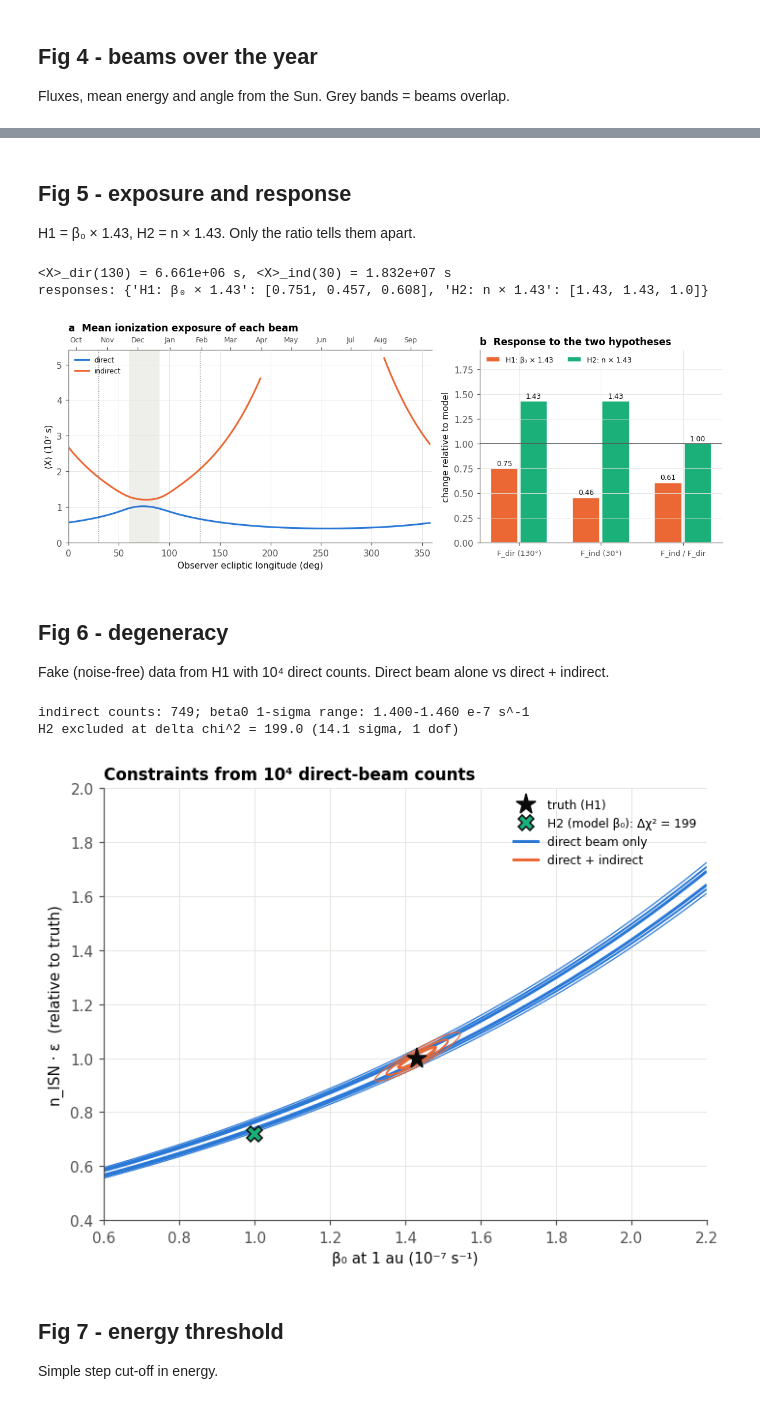
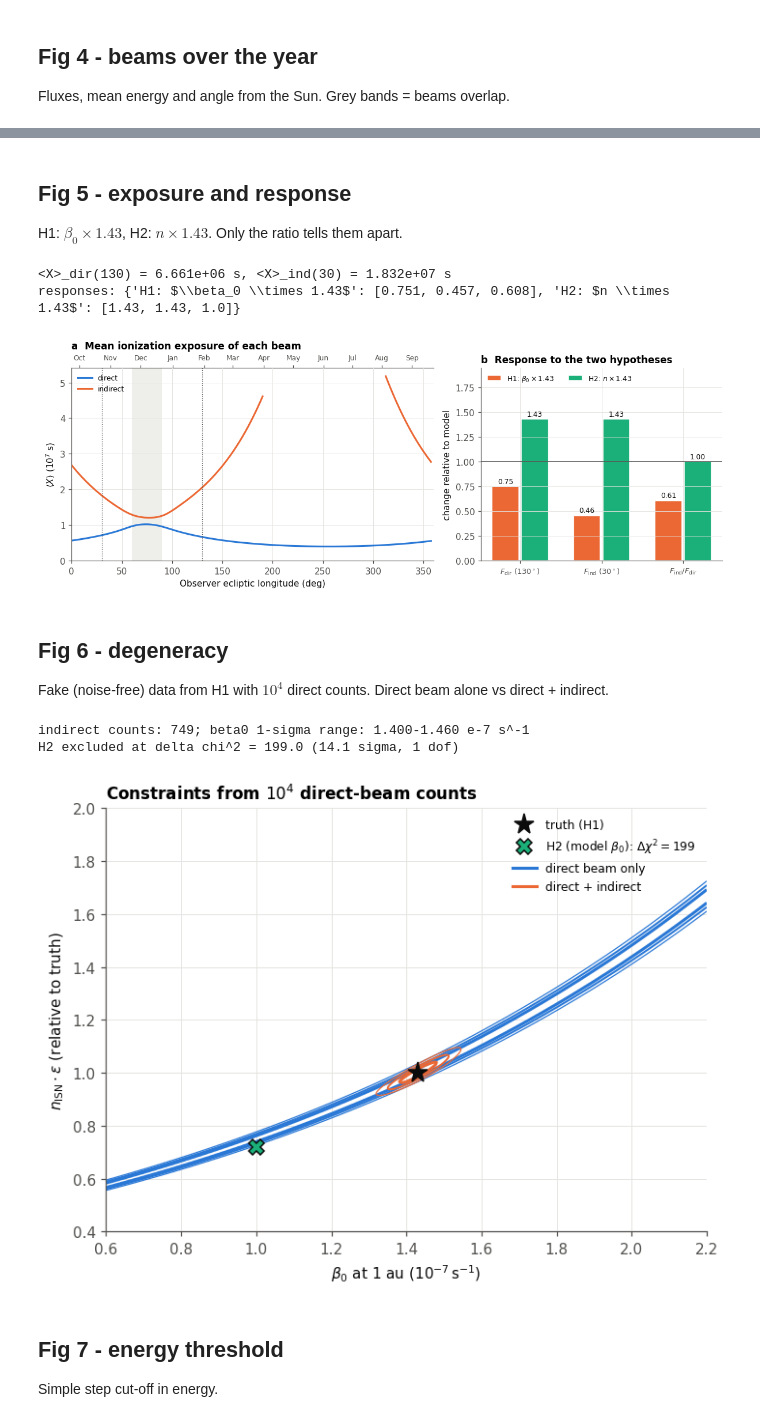
Before and after one commit to KishanDeka/ISN-He-beams, a Jupyter notebook: notebooks/plot_figures.ipynb, the cells around one changed output, grey strips where cells are left out. Cells and saved outputs as stored; diff of their text form; code cells hidden in the pictures.

```diff
--- a/notebooks/plot_figures.ipynb
+++ b/notebooks/plot_figures.ipynb
@@ -287,7 +288,7 @@ fig.tight_layout(); save(fig, "fig4_annual_beams")
 # %% [markdown]
 ## Fig 5 - exposure and response
 
-H1 = β₀ × 1.43, H2 = n × 1.43. Only the ratio tells them apart.
+H1: $\beta_0 \times 1.43$, H2: $n \times 1.43$. Only the ratio tells them apart.
 # %%
 Xd = effective_exposure(B, Fd, BETA_MODEL)
 Xi = effective_exposure(B, Fi, BETA_MODEL)
@@ -295,7 +296,7 @@ fig, axes = plt.subplots(1, 2, figsize=(11, 4.2), gridspec_kw=dict(width_ratios=
 ax = axes[0]
 ax.plot(L, Xd / 1e7, color=C_DIR, label="direct")
 ax.plot(L, masked(Xi) / 1e7, color=C_IND, label="indirect")
-ax.set_ylabel("⟨X⟩ (10⁷ s)"); ax.set_xlabel("Observer ecliptic longitude (deg)")
+ax.set_ylabel(r"$\langle X \rangle$ ($10^7$ s)"); ax.set_xlabel("Observer ecliptic longitude (deg)")
 ax.set_xlim(0, 360); ax.set_ylim(0, None)
 for x in (LON_DIR, LON_IND):
     ax.axvline(x, color=INK2, lw=0.8, ls=":")
@@ -309,31 +310,33 @@ fd0 = log_interp_beta(B, at_lon(Fd, LON_DIR), BETA_MODEL)
 fi0 = log_interp_beta(B, at_lon(Fi, LON_IND), BETA_MODEL)
 fd1 = log_interp_beta(B, at_lon(Fd, LON_DIR), BETA_ENH)
 fi1 = log_interp_beta(B, at_lon(Fi, LON_IND), BETA_ENH)
-resp = {"H1: β₀ × 1.43": [fd1 / fd0, fi1 / fi0, (fi1 / fd1) / (fi0 / fd0)],
-        "H2: n × 1.43":  [ENH, ENH, 1.0]}
-labels = [f"F_dir ({LON_DIR:.0f}°)", f"F_ind ({LON_IND:.0f}°)", "F_ind / F_dir"]
+resp = {r"H1: $\beta_0 \times 1.43$": [fd1 / fd0, fi1 / fi0, (fi1 / fd1) / (fi0 / fd0)],
+        r"H2: $n \times 1.43$":  [ENH, ENH, 1.0]}
+labels = [r"$F_\mathrm{dir}$ (%.0f$^\circ$)" % LON_DIR, r"$F_\mathrm{ind}$ (%.0f$^\circ$)" % LON_IND,
+          r"$F_\mathrm{ind} / F_\mathrm{dir}$"]
 ax = axes[1]
 x = np.arange(3); w = 0.36
 for k, (name, vals) in enumerate(resp.items()):
     bars = ax.bar(x + (k - 0.5) * w, vals, w * 0.92, color=[C_IND, C_ALT][k],
                   label=name, edgecolor="white", linewidth=1)
     for xi_, v in zip(x + (k - 0.5) * w, vals):
-        ax.text(xi_, v + 0.03, f"{v:.2f}", ha="center", fontsize=8, color=INK)
+        ax.text(xi_, v + 0.03, "%.2f" % v, ha="center", fontsize=8, color=INK)
 ax.axhline(1, color=INK2, lw=1)
 ax.set_xticks(x, labels, fontsize=8.5); ax.set_ylabel("change relative to model")
 ax.set_ylim(0, 1.95); ax.legend(fontsize=8, loc="upper left", ncol=2)
 ax.set_title("b  Response to the two hypotheses")
 fig.tight_layout(); save(fig, "fig5_exposure_response")
-print(f"<X>_dir({LON_DIR:.0f}) = {at_lon(Xd, LON_DIR):.3e} s, <X>_ind({LON_IND:.0f}) = {at_lon(Xi, LON_IND):.3e} s")
+print("<X>_dir(%.0f) = %.3e s, <X>_ind(%.0f) = %.3e s"
+      % (LON_DIR, at_lon(Xd, LON_DIR), LON_IND, at_lon(Xi, LON_IND)))
 print("responses:", {k: np.round(v, 3).tolist() for k, v in resp.items()})
 # %% [output]
 <X>_dir(130) = 6.661e+06 s, <X>_ind(30) = 1.832e+07 s
-responses: {'H1: β₀ × 1.43': [0.751, 0.457, 0.608], 'H2: n × 1.43': [1.43, 1.43, 1.0]}
+responses: {'H1: $\\beta_0 \\times 1.43$': [0.751, 0.457, 0.608], 'H2: $n \\times 1.43$': [1.43, 1.43, 1.0]}
-[figure, old version]
+[figure, new version]
 # %% [markdown]
 ## Fig 6 - degeneracy
 
-Fake (noise-free) data from H1 with 10⁴ direct counts. Direct beam alone vs direct + indirect.
+Fake (noise-free) data from H1 with $10^4$ direct counts. Direct beam alone vs direct + indirect.
 # %%
 N_DIR_TRUE = 1.0e4
 fd_t = log_interp_beta(B, at_lon(Fd, LON_DIR), BETA_ENH)
@@ -349,40 +352,41 @@ md_counts = K * s_grid[:, None] * fd_g[None, :]
 mi_counts = K * s_grid[:, None] * fi_g[None, :]
 chi_dir = poisson_deviance(md_counts[..., None], np.array([obs[0]]))
 chi_both = poisson_deviance(np.stack([md_counts, mi_counts], -1), obs)
 levels = [2.30, 6.18, 11.8]
 
 # H2 point: model beta, n*eps profiled over both beams. For a common Poisson
 # normalization the maximum-likelihood scale is sum(observed) / sum(model).
 m_h2 = K * np.array([log_interp_beta(B, at_lon(Fd, LON_DIR), BETA_MODEL),
                      log_interp_beta(B, at_lon(Fi, LON_IND), BETA_MODEL)])
 s_h2 = obs.sum() / m_h2.sum()
 chi_h2 = poisson_deviance(s_h2 * m_h2, obs)
 
 fig, ax = plt.subplots(figsize=(6.6, 5))
 ax.contour(b_grid * 1e7, s_grid, chi_dir, levels=levels, colors=C_DIR,
            linewidths=[2, 1.3, 0.8])
 ax.contour(b_grid * 1e7, s_grid, chi_both, levels=levels, colors=C_IND,
            linewidths=[2, 1.3, 0.8])
 ax.plot(BETA_ENH * 1e7, 1.0, "*", ms=14, color=INK, label="truth (H1)")
 ax.plot(BETA_MODEL * 1e7, s_h2, "X", ms=10, color=C_ALT, mec=INK,
-        label=f"H2 (model β₀): Δχ² = {chi_h2:.0f}")
+        label=r"H2 (model $\beta_0$): $\Delta\chi^2 = %.0f$" % chi_h2)
 ax.plot([], [], color=C_DIR, label="direct beam only")
 ax.plot([], [], color=C_IND, label="direct + indirect")
-ax.set_xlabel("β₀ at 1 au (10⁻⁷ s⁻¹)")
-ax.set_ylabel("n_ISN · ε  (relative to truth)")
+ax.set_xlabel(r"$\beta_0$ at 1 au ($10^{-7}\,\mathrm{s}^{-1}$)")
+ax.set_ylabel(r"$n_\mathrm{ISN} \cdot \varepsilon$ (relative to truth)")
 ax.legend(fontsize=8, loc="upper right")
-ax.set_title("Constraints from 10⁴ direct-beam counts")
+ax.set_title(r"Constraints from $10^4$ direct-beam counts")
 fig.tight_layout(); save(fig, "fig6_degeneracy")
 
 # 1-sigma marginal error on beta0 from the combined fit (profile over n*eps)
 prof = chi_both.min(axis=0)
 inside = b_grid[prof - prof.min() < 1.0]
-print(f"indirect counts: {obs[1]:.0f}; beta0 1-sigma range: {inside.min()*1e7:.3f}-{inside.max()*1e7:.3f} e-7 s^-1")
-print(f"H2 excluded at delta chi^2 = {chi_h2:.1f} ({np.sqrt(chi_h2):.1f} sigma, 1 dof)")
+print("indirect counts: %.0f; beta0 1-sigma range: %.3f-%.3f e-7 s^-1"
+      % (obs[1], inside.min() * 1e7, inside.max() * 1e7))
+print("H2 excluded at delta chi^2 = %.1f (%.1f sigma, 1 dof)" % (chi_h2, np.sqrt(chi_h2)))
 # %% [output]
 indirect counts: 749; beta0 1-sigma range: 1.400-1.460 e-7 s^-1
 H2 excluded at delta chi^2 = 199.0 (14.1 sigma, 1 dof)
-[figure, old version]
+[figure, new version]
 # %% [markdown]
 ## Fig 7 - energy threshold
 
```
Also changed, not shown: parts of 10 cells of this notebook, 18 other files.
